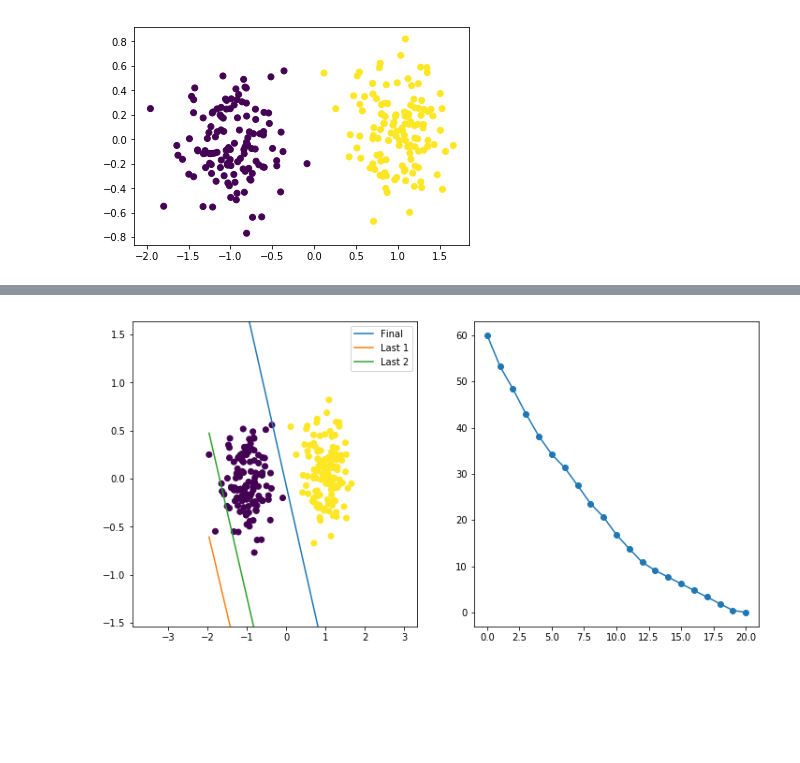
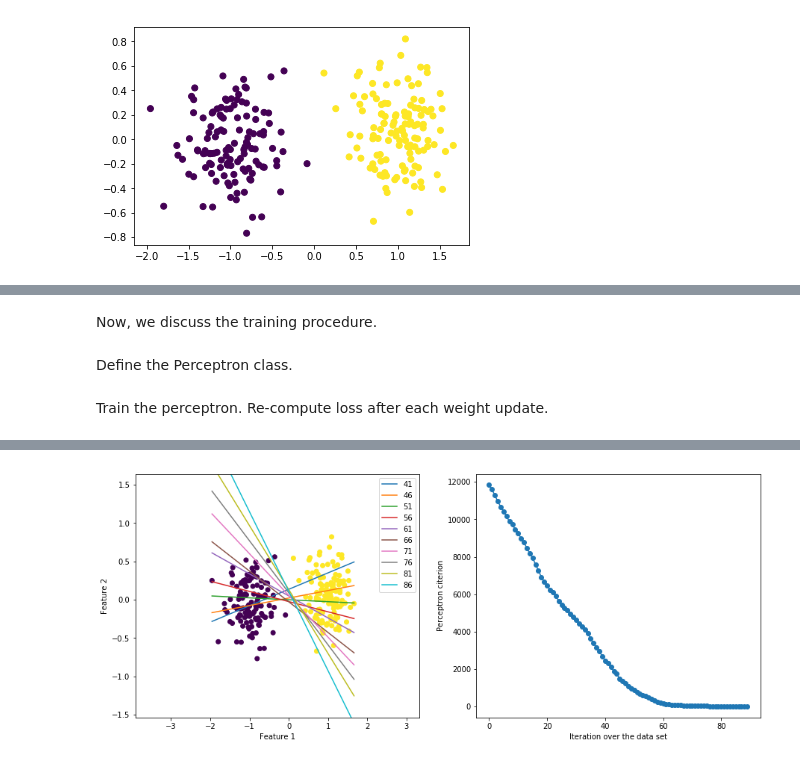
Before and after one commit to zhihanyang2022/bishop1995_notes, a Jupyter notebook: c3_single_layer_networks/perceptron.ipynb, the cells around one changed output, grey strips where cells are left out. Drawn from its saved outputs; the diff is of its cells as text; code cells hidden in the pictures; blank space fills up the shorter version.

```diff
--- a/c3_single_layer_networks/perceptron.ipynb
+++ b/c3_single_layer_networks/perceptron.ipynb
@@ -37,3 +46,2 @@ array([ 1, -1, -1,  1,  1,  1,  1, -1, -1, -1,  1, -1,  1, -1, -1,  1,  1,
 # %%
-F1 = np.s_[:,0]
-F2 = np.s_[:,1]
+F1, F2 = np.s_[:,0], np.s_[:,1]  # a simple way to slice more elegantly
@@ -58,0 +55,5 @@ In sum, the product between the output of the discriminant function and label is
+# %%
+samps_with_ones = np.hstack([
+    samps,
+    np.ones(len(samps)).reshape(len(samps), 1)  # \phi_0's
+])
@@ -59,3 +66,7 @@ In sum, the product between the output of the discriminant function and label is
+# %% [markdown]
+Now, we discuss the training procedure.
+# %% [markdown]
+Define the Perceptron class.
 # %%
 class Perceptron:
 
@@ -96,10 +115,12 @@ class Perceptron:
             hyperplanes.append(self.hyperplane(xs, w))
         return hyperplanes
+# %% [markdown]
+Train the perceptron. Re-compute loss after each weight update.
 # %%
 p = Perceptron()
 losses = []
 
-for i in tqdm_notebook(range(100)):
+for i in tqdm_notebook(range(10)):
 
     for samp, label in zip(samps_with_ones, labels):
 
@@ -115,14 +136,15 @@ for i in tqdm_notebook(range(100)):
 
             p.increment_weight(samp_vec * label)  # guaranteed to reduce loss on this example
 
-            # ========== proof (see 3.69) ==========
-            # w_new.T @ samp_vec : together interpreted as the new magnitude of mistake
+            # ========== proof (Equation 3.69, Page 100) ==========
+            # w_new.T @ samp_vec : interpreted as the new magnitude of mistake
             #
             # if p.discriminant(samp_vec) > 0 and label < 0:
             #     w_new = w_old - samp_vec
             #     reduces error because:
-            #     -> w_new.T @ samp_vec = (w_old - sample_vec).T @ sample_vec
-            #     -> = w_old @ sample_vec - sample_vec.T @ sample_vec
+            #     -> w_new.T @ samp_vec
+            #     -> = (w_old - sample_vec).T @ sample_vec
+            #     -> = w_old @ sample_vec - sample_vec.T @ sample_vec (positive)
             #     -> < w_old @ sample_vec (old magnitude of mistake)
             #
             # elif p.discriminant(samp_vec) < 0 and label > 0:
@@ -143,35 +165,47 @@ for i in tqdm_notebook(range(100)):
 # %% [output]
 [interactive output not drawn]
 # %%
-fig = plt.figure(figsize=(12, 6))
+fig = plt.figure(figsize=(15, 6))
+
+# figure 1
 
 fig.add_subplot(121)
 
 plt.scatter(samps[F1], samps[F2], c=labels)
 
 y_lower, y_upper = samps[F2].min(), samps[F2].max()
 x_lower, x_upper = samps[F1].min(), samps[F1].max()
 
 xs = np.array([x_lower, x_upper])
-ys = p.hyperplane(xs)
-plt.plot(xs, ys, label='Final')
 
-for i, hyperplane in enumerate(p.hyperplane_histories(xs)):
-    plt.plot(xs, hyperplane, label=f'Last {i+1}')
+kNUM_RECENT = 50
+kNUM_STRIDE = 5
+hyperplane_histories = p.hyperplane_histories(xs, num_recent=kNUM_RECENT, num_stride=kNUM_STRIDE)
+num_histories = len(p.w_histories)
+
+for i, hyperplane in enumerate(hyperplane_histories):
+    plt.plot(xs, hyperplane, label=f'After {num_histories - kNUM_RECENT + i * kNUM_STRIDE}')
 
 plt.legend()
+plt.xlabel('Feature 1')
+plt.ylabel('Feature 2')
 
 plt.xlim(x_lower * 2, x_upper * 2)
 plt.ylim(y_lower * 2, y_upper * 2)
+
+# figure 2
 
 fig.add_subplot(122)
 
 plt.scatter(np.arange(len(losses)), losses)
 plt.plot(losses)
 
+plt.xlabel('Iteration over the data set')
+plt.ylabel('Perceptron citerion')
+
 plt.show()
 # %% [output]
-[figure, old version]
+[figure, new version]
 # %%
 p.w
 # %% [output]
```
Also changed, not shown: parts of 21 cells of this notebook.
